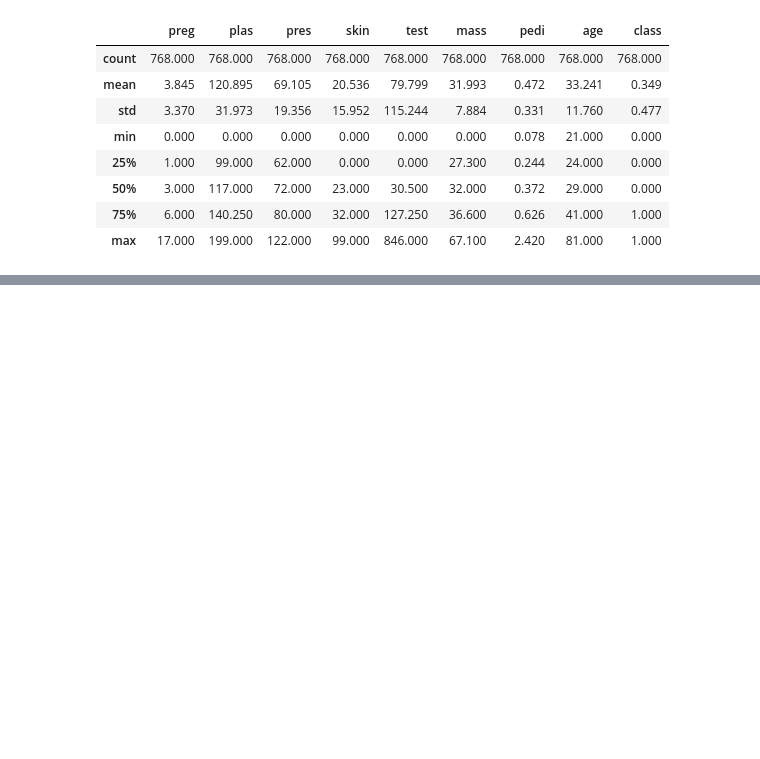
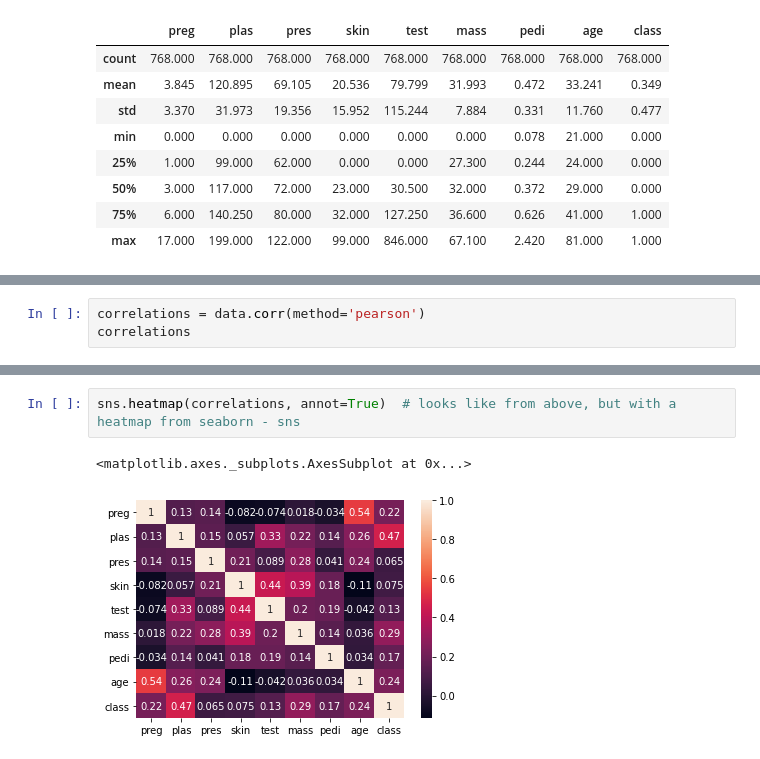
Before and after one commit to marcelounb/ML-Mastery-with-Python-Course, a Jupyter notebook: chap5_Understand_Your_Data.ipynb, the cells around one changed output, grey strips where cells are left out. Cells and saved outputs as stored; diff of their text form; blank space fills up the shorter version.

```diff
--- a/chap5_Understand_Your_Data.ipynb
+++ b/chap5_Understand_Your_Data.ipynb
@@ -67,0 +95,3 @@ description
+# %%
+correlations = data.corr(method='pearson')
+correlations
@@ -67,0 +109,5 @@ description
+# %%
+sns.heatmap(correlations, annot=True)  # looks like from above, but with a heatmap from seaborn - sns
+# %% [output]
+<matplotlib.axes._subplots.AxesSubplot at 0x...>
+[figure, added]
```
Also changed, not shown: parts of 6 cells of this notebook.
